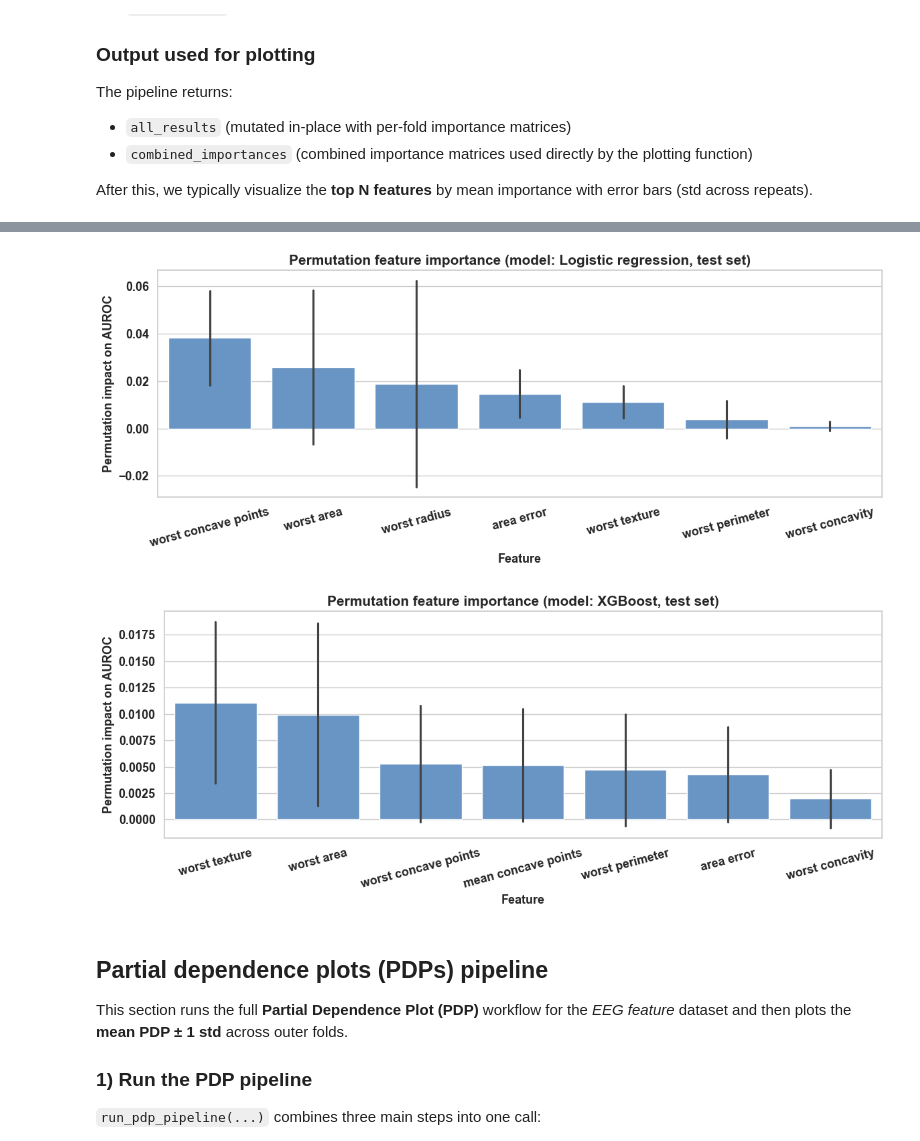
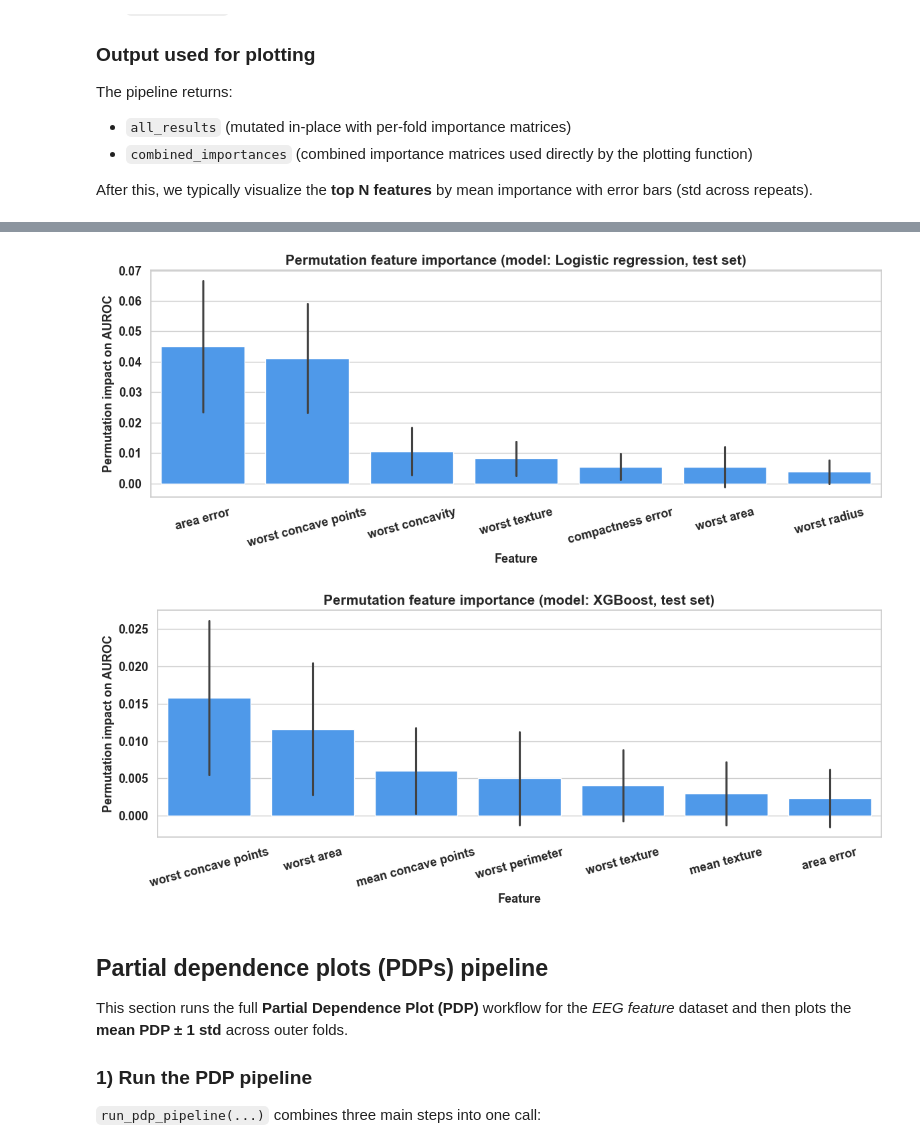
Before and after one commit to NehemiahZewde/AI_framework, a Jupyter notebook: tutorial/model_train_eval.ipynb, the cells around one changed output, grey strips where cells are left out. Drawn from its saved outputs; the diff is of its cells as text; code cells hidden in the pictures.

```diff
--- a/tutorial/model_train_eval.ipynb
+++ b/tutorial/model_train_eval.ipynb
@@ -314,7 +322,7 @@ xgb_top  = final_features['final_by_model']['xgboost']['feature_names_selected']
 
 config = {
     "cv": {
-        "num_trials": 3,
+        "num_trials": 5,
         "n_outer_splits": 5,
         "n_inner_splits": 4,
     },
@@ -875,23 +883,23 @@ Wall time: 27.8 s
 # %%
 
 mtci.plot_permutation_importances_barplot(
     combined_importances=combined_importances,   # dict: model_name -> (n_features_model, total_repeats) matrix
     model_name=None,                             # None = plot ALL models; or set "xgboost", "logistic_regression", etc.
     feature_names=model_feature_names,           # dict: {model_name: [feature names used by that model]}
     top_n=12,                                    # show only the top 15 features by mean importance
     scoring="AUROC",                             # label only (computation used scoring="roc_auc" above)
     figsize=(12, 5),                              # figure size
     font_size=13,                                # base font size
-    color="#6995C4",                             # bar color
+    color="#4F99E9",                             # bar color
     x_tick_rotation=15,                          # rotate x labels for readability
     method_alias={                               # map internal model keys -> display names
         "logistic_regression": "Logistic regression",
     "xgboost": "XGBoost",
     },
 )
 # %% [output]
-[figure, old version]
+[figure, new version]
-[figure, old version]
+[figure, new version]
 # %% [markdown]
 ## Partial dependence plots (PDPs) pipeline
 
```
Also changed, not shown: parts of 10 cells of this notebook, 6 other files.
